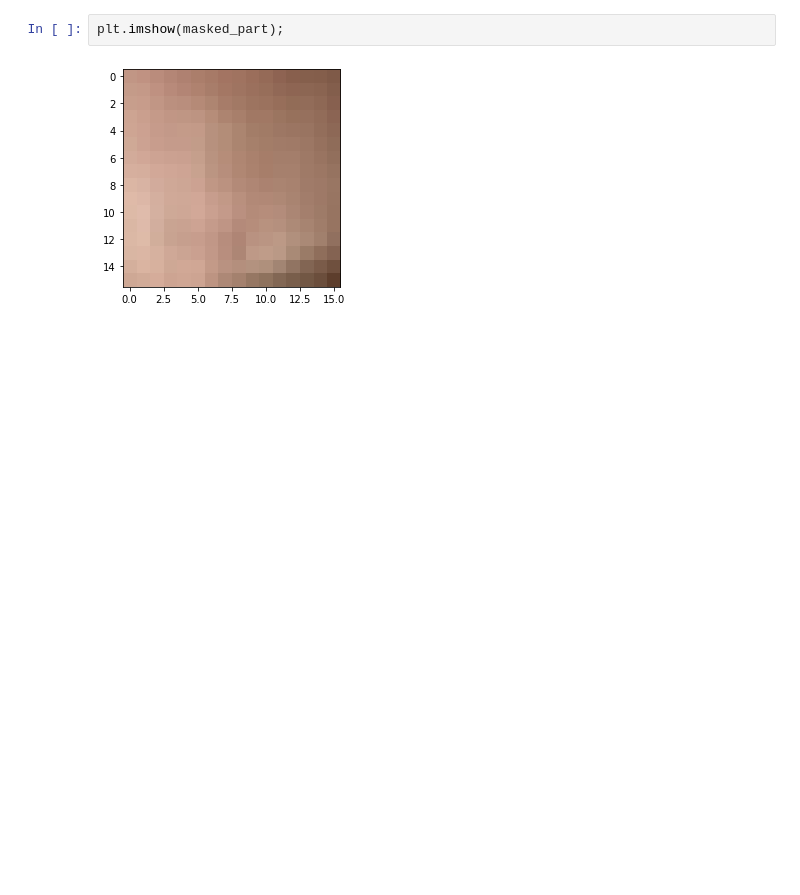
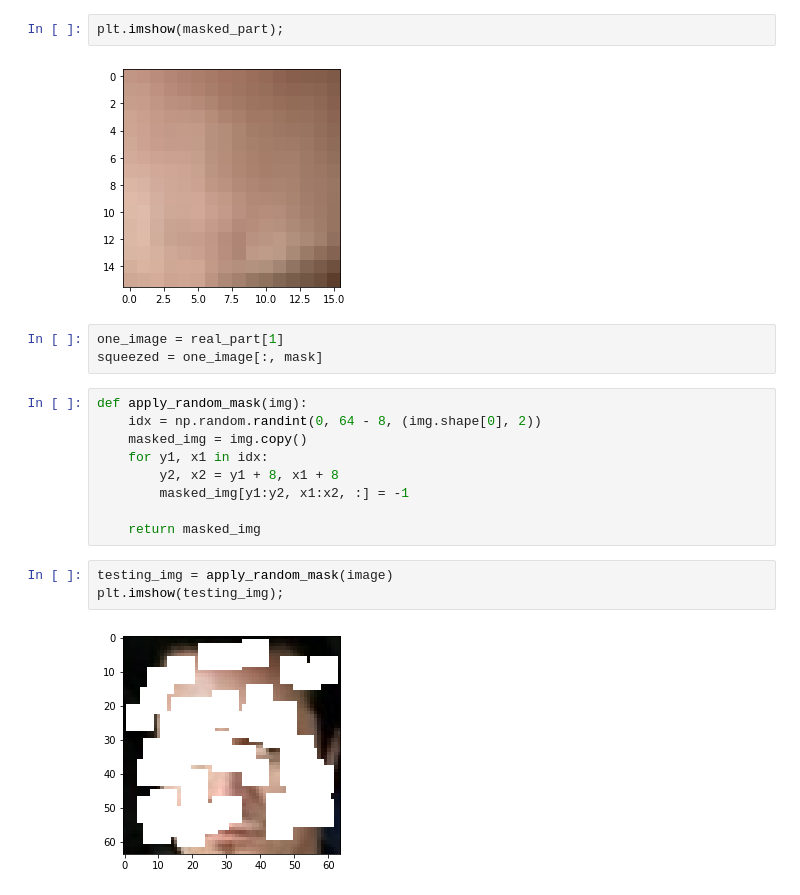
Before and after one commit to TomislavZupanovic/Data-Reconstruction, a Jupyter notebook: notebooks/ImageMask.ipynb, the cells around one changed output. Cells and saved outputs as stored; diff of their text form; blank space fills up the shorter version.

```diff
--- a/notebooks/ImageMask.ipynb
+++ b/notebooks/ImageMask.ipynb
@@ -114,3 +110,20 @@ plt.imshow(masked_image);
 plt.imshow(masked_part);
 # %% [output]
 [figure]
+# %%
+one_image = real_part[1]
+squeezed = one_image[:, mask]
+# %%
+def apply_random_mask(img):
+    idx = np.random.randint(0, 64 - 8, (img.shape[0], 2))
+    masked_img = img.copy()
+    for y1, x1 in idx:
+        y2, x2 = y1 + 8, x1 + 8
+        masked_img[y1:y2, x1:x2, :] = -1
+
+    return masked_img
+# %%
+testing_img = apply_random_mask(image)
+plt.imshow(testing_img);
+# %% [output]
+[figure, added]
```
Also changed, not shown: parts of 7 cells of this notebook, 4 other files.
